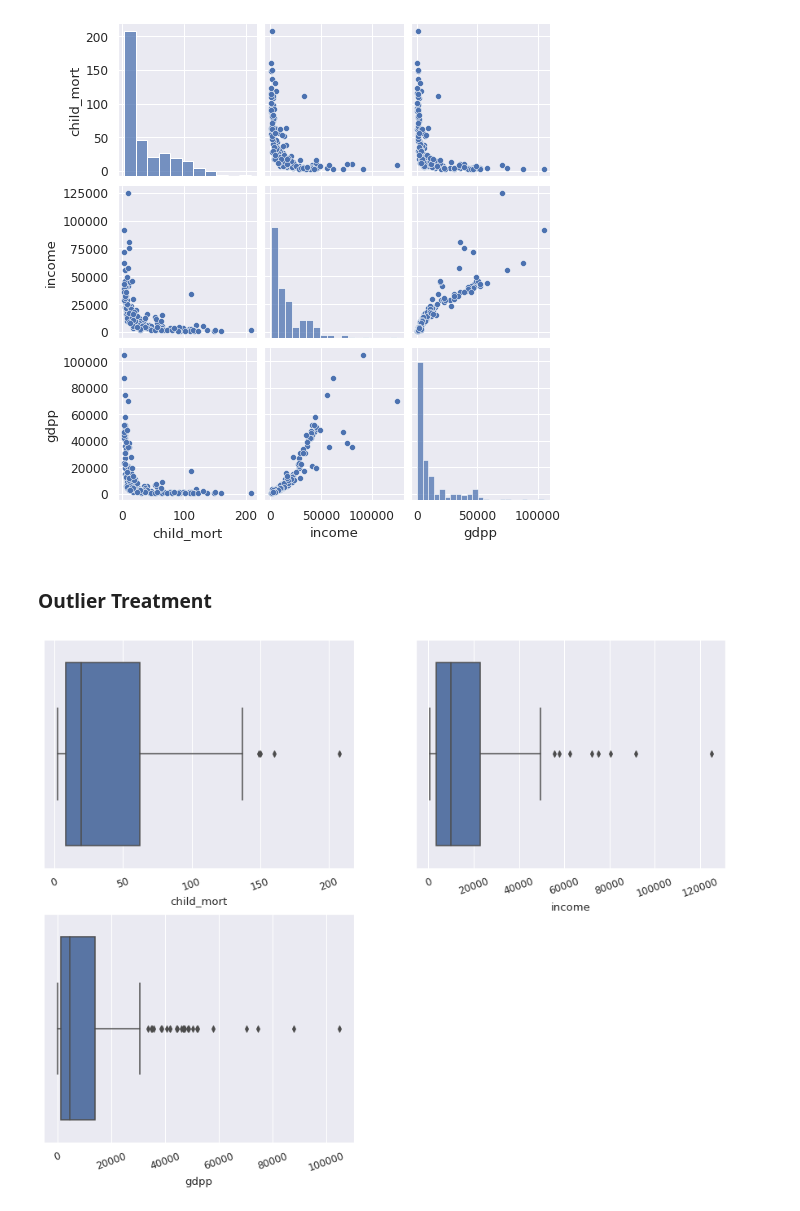
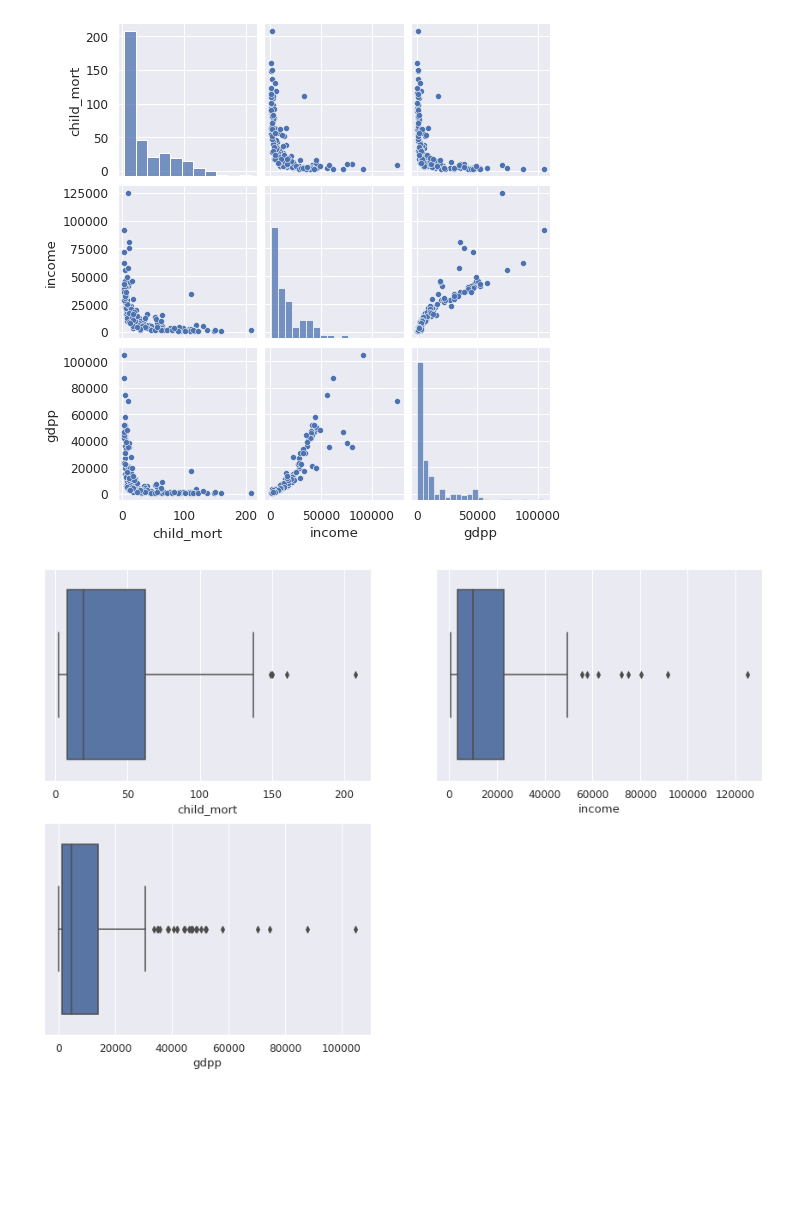
Before and after one commit to gyana-ranjan-dash/World_proverty_analysis, a Jupyter notebook: World_poverty_analysis.ipynb, the cells around one changed output. Cells and saved outputs as stored; diff of their text form; code cells hidden in the pictures; blank space fills up the shorter version.

```diff
--- a/World_poverty_analysis.ipynb
+++ b/World_poverty_analysis.ipynb
@@ -174,15 +141,11 @@ plt.show()
 # %% [output]
 <Figure size 720x360 with 0 Axes>
 [figure]
-# %% [markdown]
-### **Outlier Treatment**
 # %%
-# checking for outliers
-plt.figure(figsize=(15,30))
-features = ['child_mort','income','gdpp']
+plt.figure(figsize = (15,10))
+features = df.columns[1:]
 for i in enumerate(features):
-    ax = plt.subplot(5, 2, i[0]+1)
+    plt.subplot(2,2,i[0]+1)
     sns.boxplot(df[i[1]])
-    plt.xticks(rotation = 20)
 # %% [output]
-[figure, old version]
+[figure, new version]
```
Also changed, not shown: parts of 70 cells of this notebook.
